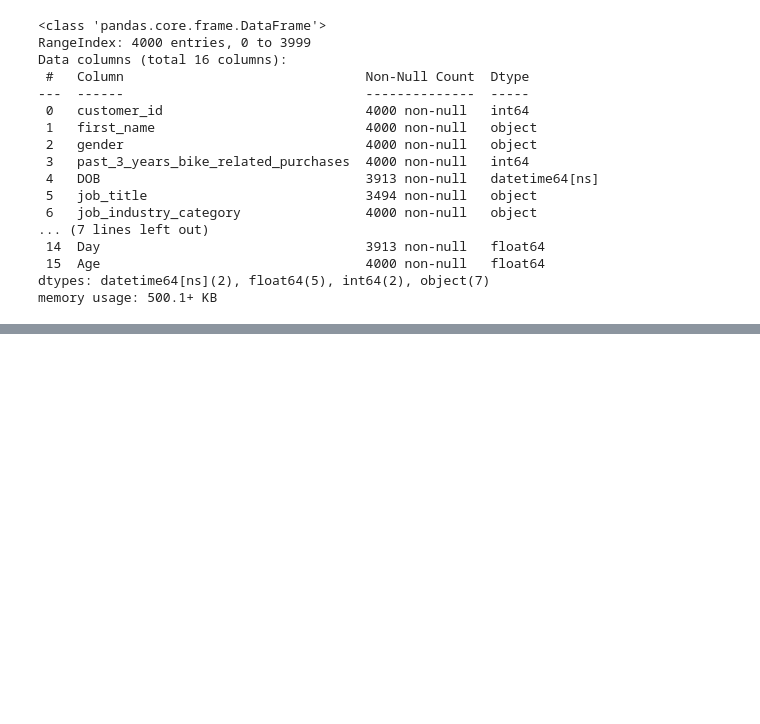
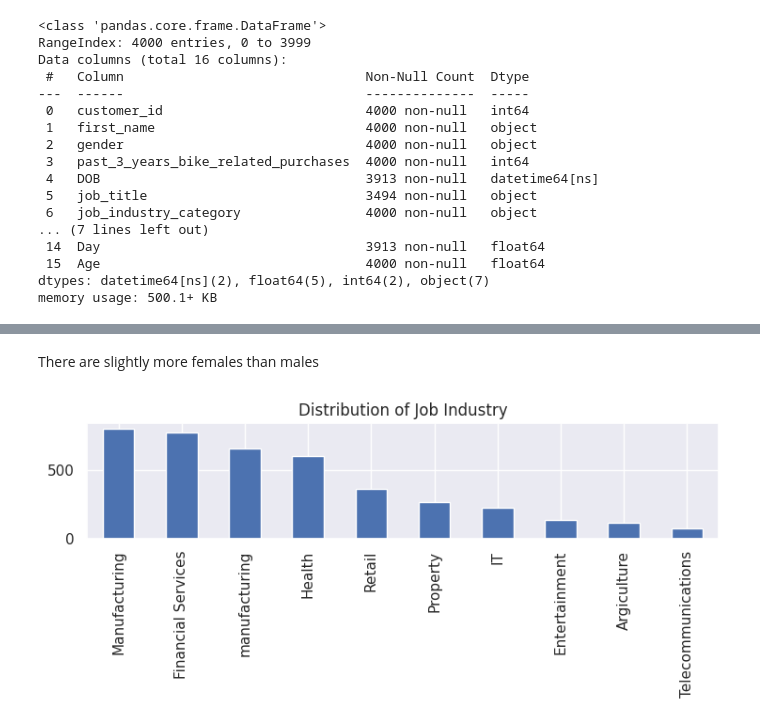
Before and after one commit to kanjamwingirwa/KPMG_AU_Virtual_Internship, a Jupyter notebook: KPMG_Internship_.ipynb, the cells around one changed output, grey strips where cells are left out. Cells and saved outputs as stored; diff of their text form; code cells hidden in the pictures; blank space fills up the shorter version.

```diff
--- a/KPMG_Internship_.ipynb
+++ b/KPMG_Internship_.ipynb
@@ -688,0 +736,6 @@ Customer_Demographic_df['tenure'].fillna(value=10, inplace=True)
+# %% [markdown]
+There are slightly more females than males
+# %%
+Customer_Demo_df['job_industry_category'].value_counts().plot(kind='bar', title='Distribution of Job Industry');
+# %% [output]
+[figure, added]
```
Also changed, not shown: parts of 19 cells of this notebook.
